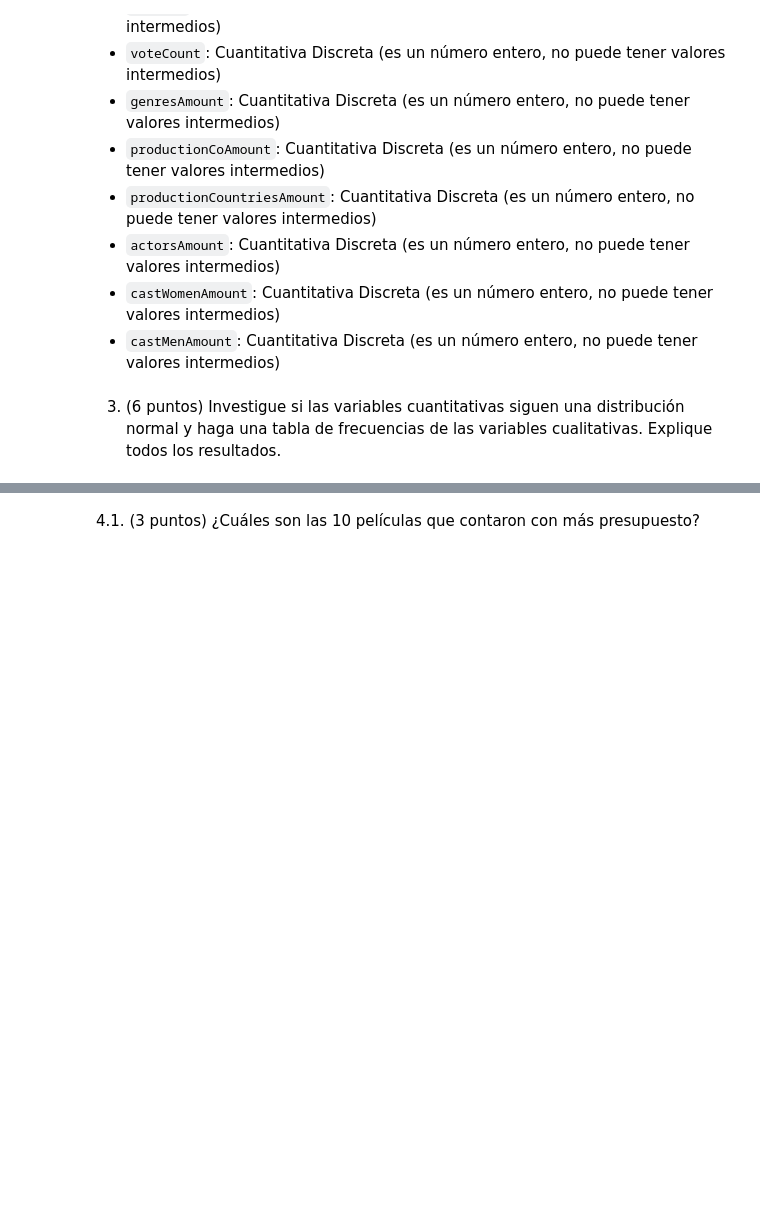
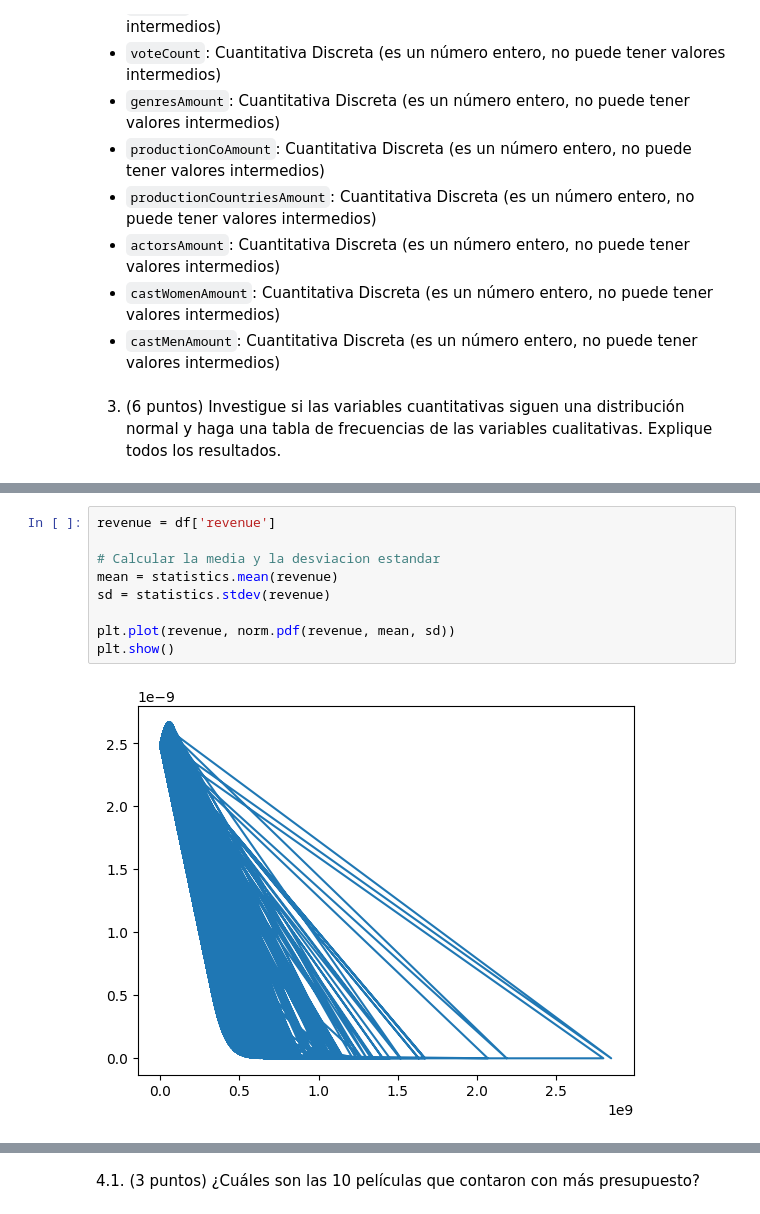
Before and after one commit to estebandonis/HT1-MineriadeDatos, a Jupyter notebook: ht1.ipynb, the cells around one changed output, grey strips where cells are left out. Saved outputs shown, nothing was run; the diff lists cells and outputs as text; blank space fills up the shorter version.

```diff
--- a/ht1.ipynb
+++ b/ht1.ipynb
@@ -92,0 +119,11 @@ Los datos con los que estaremos trabajando fueron extraídos de la página ofici
+# %%
+revenue = df['revenue']
+
+# Calcular la media y la desviacion estandar
+mean = statistics.mean(revenue)
+sd = statistics.stdev(revenue)
+
+plt.plot(revenue, norm.pdf(revenue, mean, sd))
+plt.show()
+# %% [output]
+[figure, added]
```
Also changed, not shown: parts of 8 cells of this notebook.
